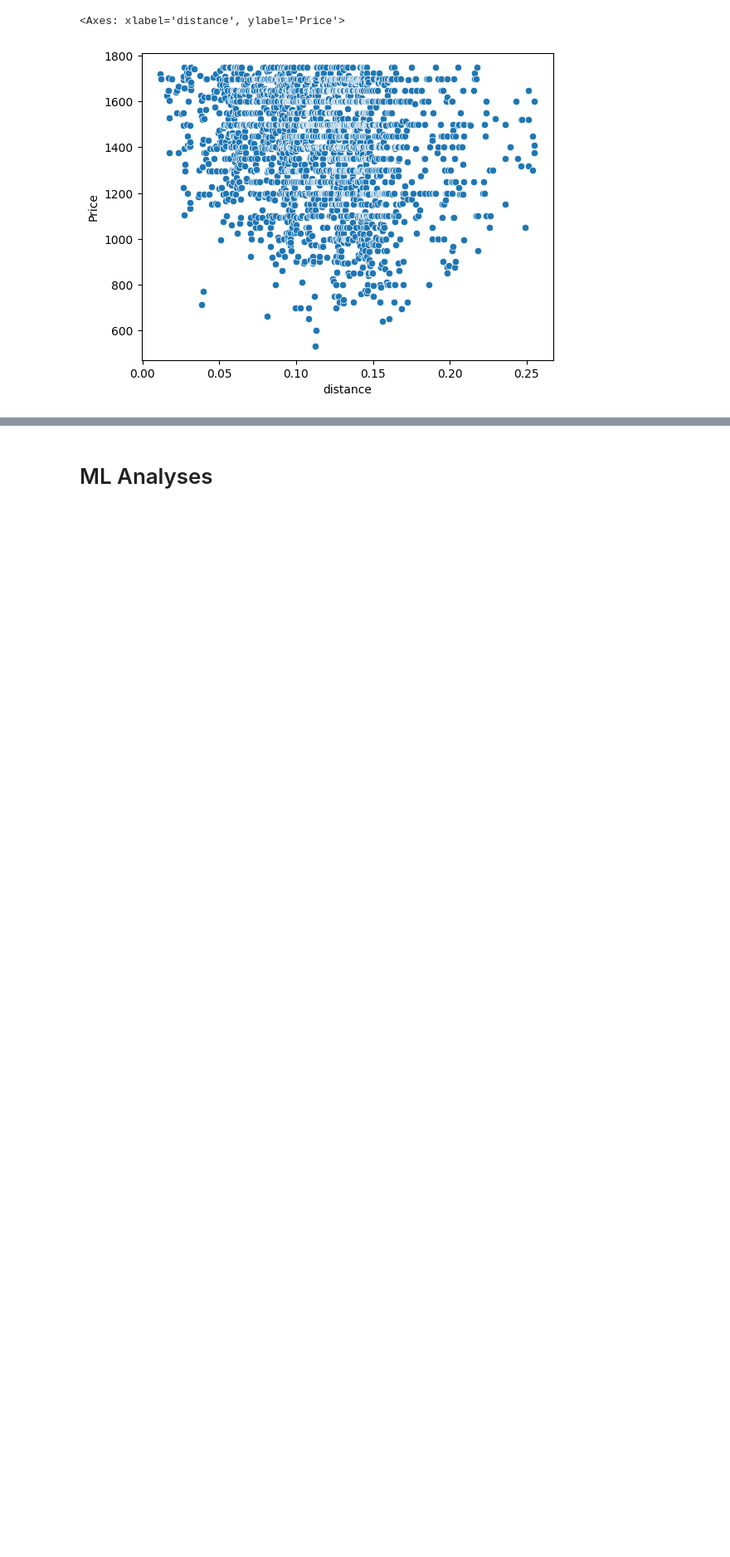
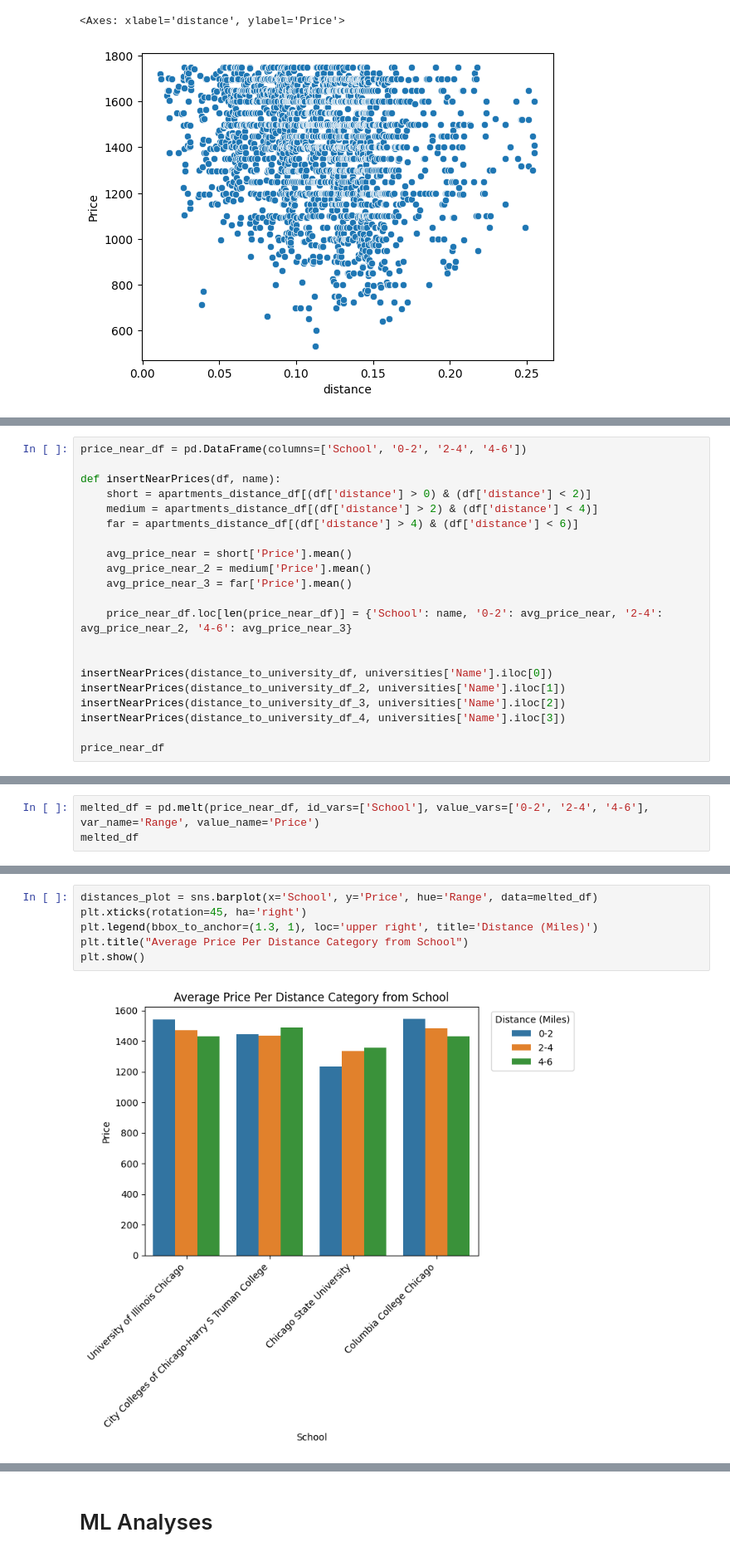
Before and after one commit to cmart71/Student_Housing_Matchmaker, a Jupyter notebook: Progress_Report.ipynb, the cells around one changed output, grey strips where cells are left out. Shown: that part at 83% size. Drawn from its saved outputs; the diff is of its cells as text; blank space fills up the shorter version.

Commit message:
added visualization, edited proposal changes and brought back project introduction

```diff
--- a/Progress_Report.ipynb
+++ b/Progress_Report.ipynb
@@ -369,0 +448,21 @@ Possible Hypothesis: zipcode to price analysis
+# %%
+price_near_df = pd.DataFrame(columns=['School', '0-2', '2-4', '4-6'])
+
+def insertNearPrices(df, name):
+    short = apartments_distance_df[(df['distance'] > 0) & (df['distance'] < 2)]
+    medium = apartments_distance_df[(df['distance'] > 2) & (df['distance'] < 4)]
+    far = apartments_distance_df[(df['distance'] > 4) & (df['distance'] < 6)]
+
+    avg_price_near = short['Price'].mean()
+    avg_price_near_2 = medium['Price'].mean()
+    avg_price_near_3 = far['Price'].mean()
+
+    price_near_df.loc[len(price_near_df)] = {'School': name, '0-2': avg_price_near, '2-4': avg_price_near_2, '4-6': avg_price_near_3}
+
+
+insertNearPrices(distance_to_university_df, universities['Name'].iloc[0])
+insertNearPrices(distance_to_university_df_2, universities['Name'].iloc[1])
+insertNearPrices(distance_to_university_df_3, universities['Name'].iloc[2])
+insertNearPrices(distance_to_university_df_4, universities['Name'].iloc[3])
+
+price_near_df
@@ -369,0 +477,3 @@ Possible Hypothesis: zipcode to price analysis
+# %%
+melted_df = pd.melt(price_near_df, id_vars=['School'], value_vars=['0-2', '2-4', '4-6'], var_name='Range', value_name='Price')
+melted_df
@@ -369,0 +496,8 @@ Possible Hypothesis: zipcode to price analysis
+# %%
+distances_plot = sns.barplot(x='School', y='Price', hue='Range', data=melted_df)
+plt.xticks(rotation=45, ha='right')
+plt.legend(bbox_to_anchor=(1.3, 1), loc='upper right', title='Distance (Miles)')
+plt.title("Average Price Per Distance Category from School")
+plt.show()
+# %% [output]
+[figure, added]
```
Also changed, not shown: parts of 23 cells of this notebook.
